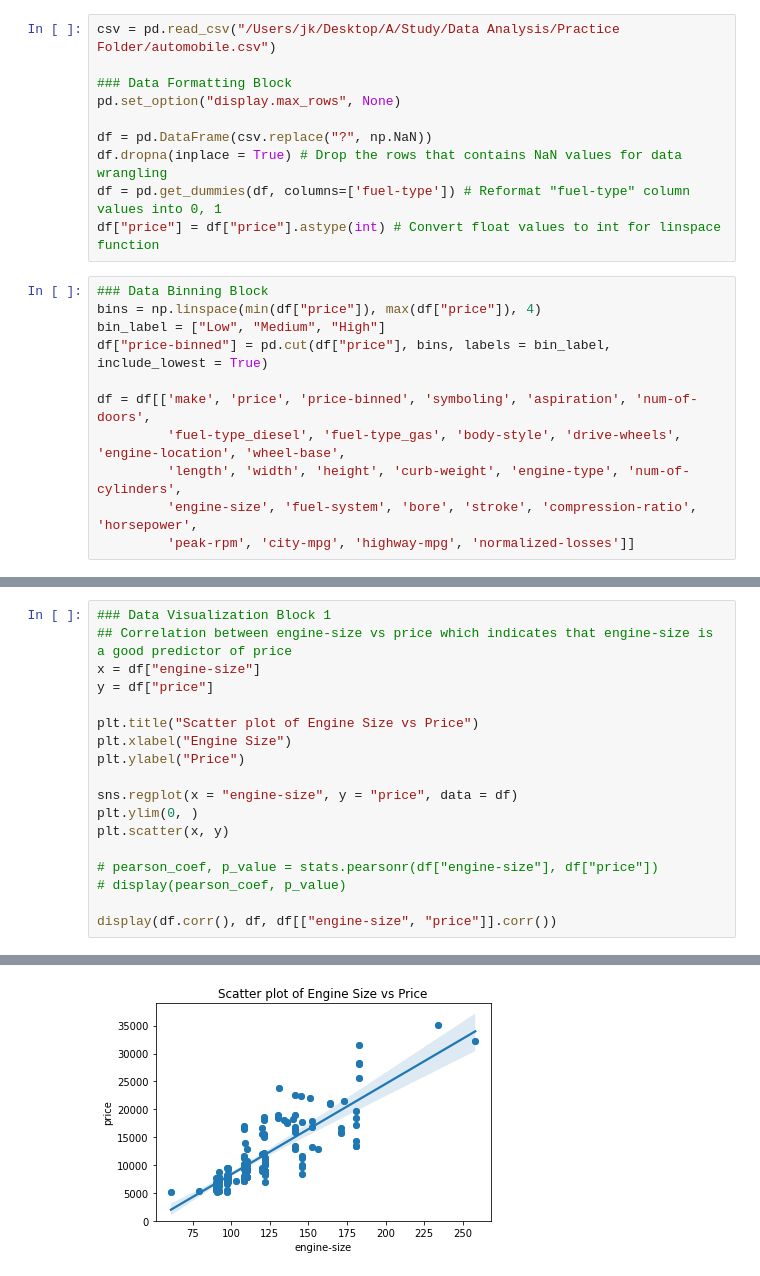
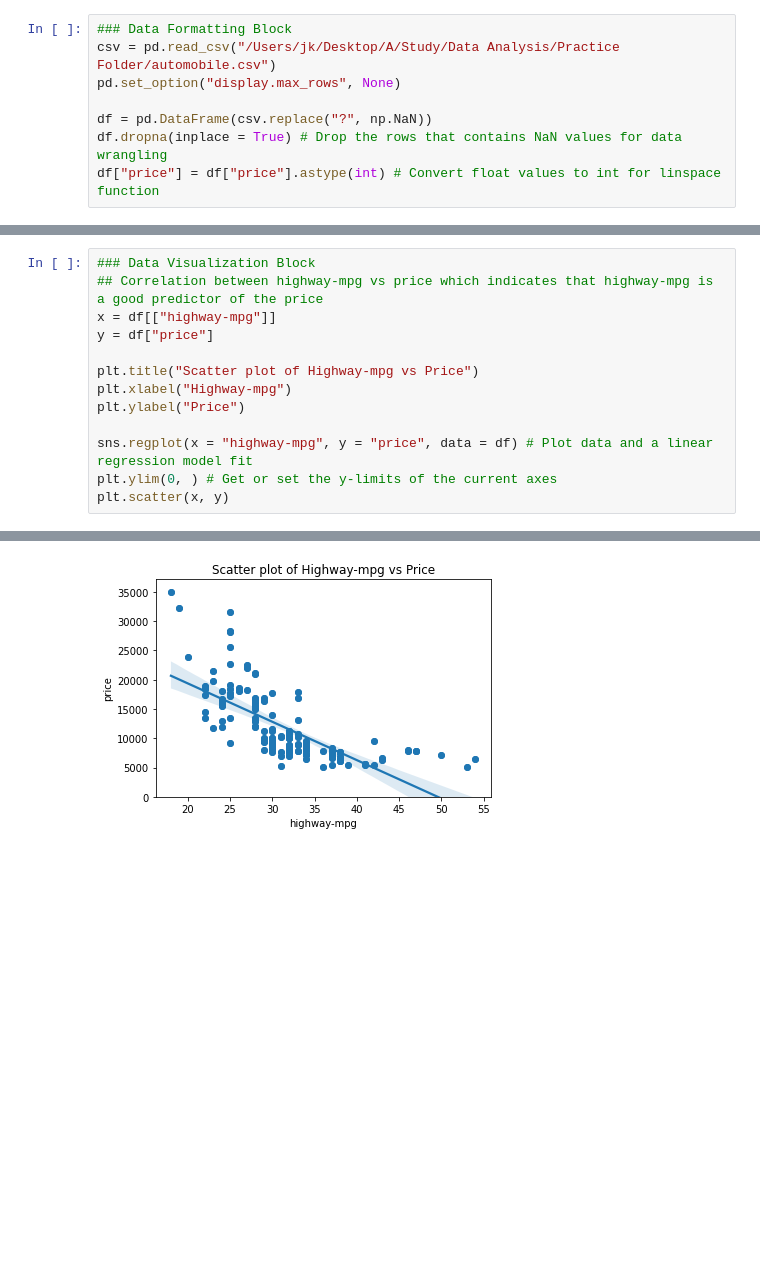
Before and after one commit to jmjkim/Data-Analysis-Project, a Jupyter notebook: CSV Analysis/automobile.ipynb, the cells around one changed output, grey strips where cells are left out. Saved outputs shown, nothing was run; the diff lists cells and outputs as text; blank space fills up the shorter version.

```diff
--- a/CSV Analysis/automobile.ipynb
+++ b/CSV Analysis/automobile.ipynb
@@ -8,23 +10,10 @@ from scipy import stats
 # %%
+### Data Formatting Block
 csv = pd.read_csv("/Users/jk/Desktop/A/Study/Data Analysis/Practice Folder/automobile.csv")
-
-### Data Formatting Block
 pd.set_option("display.max_rows", None)
 
 df = pd.DataFrame(csv.replace("?", np.NaN))
 df.dropna(inplace = True) # Drop the rows that contains NaN values for data wrangling
-df = pd.get_dummies(df, columns=['fuel-type']) # Reformat "fuel-type" column values into 0, 1
 df["price"] = df["price"].astype(int) # Convert float values to int for linspace function
-# %%
-### Data Binning Block
-bins = np.linspace(min(df["price"]), max(df["price"]), 4)
-bin_label = ["Low", "Medium", "High"]
-df["price-binned"] = pd.cut(df["price"], bins, labels = bin_label, include_lowest = True)
-
-df = df[['make', 'price', 'price-binned', 'symboling', 'aspiration', 'num-of-doors',
-         'fuel-type_diesel', 'fuel-type_gas', 'body-style', 'drive-wheels', 'engine-location', 'wheel-base',
-         'length', 'width', 'height', 'curb-weight', 'engine-type', 'num-of-cylinders',
-         'engine-size', 'fuel-system', 'bore', 'stroke', 'compression-ratio', 'horsepower',
-         'peak-rpm', 'city-mpg', 'highway-mpg', 'normalized-losses']]
 # %%
 ### Data Normalization Block
@@ -40,19 +23,14 @@ df["width"] = df["width"]/df["width"].max() #
 # %%
-### Data Visualization Block 1
-## Correlation between engine-size vs price which indicates that engine-size is a good predictor of price
-x = df["engine-size"]
+### Data Visualization Block
+## Correlation between highway-mpg vs price which indicates that highway-mpg is a good predictor of the price
+x = df[["highway-mpg"]]
 y = df["price"]
 
-plt.title("Scatter plot of Engine Size vs Price")
-plt.xlabel("Engine Size")
+plt.title("Scatter plot of Highway-mpg vs Price")
+plt.xlabel("Highway-mpg")
 plt.ylabel("Price")
 
-sns.regplot(x = "engine-size", y = "price", data = df)
-plt.ylim(0, )
+sns.regplot(x = "highway-mpg", y = "price", data = df) # Plot data and a linear regression model fit
+plt.ylim(0, ) # Get or set the y-limits of the current axes
 plt.scatter(x, y)
-
-# pearson_coef, p_value = stats.pearsonr(df["engine-size"], df["price"])
-# display(pearson_coef, p_value)
-
-display(df.corr(), df, df[["engine-size", "price"]].corr())
 # %% [output]
@@ -97 +38 @@ display(df.corr(), df, df[["engine-size", "price"]].corr())
-[figure, old version]
+[figure, new version]
```
Also changed, not shown: parts of 5 cells of this notebook.
